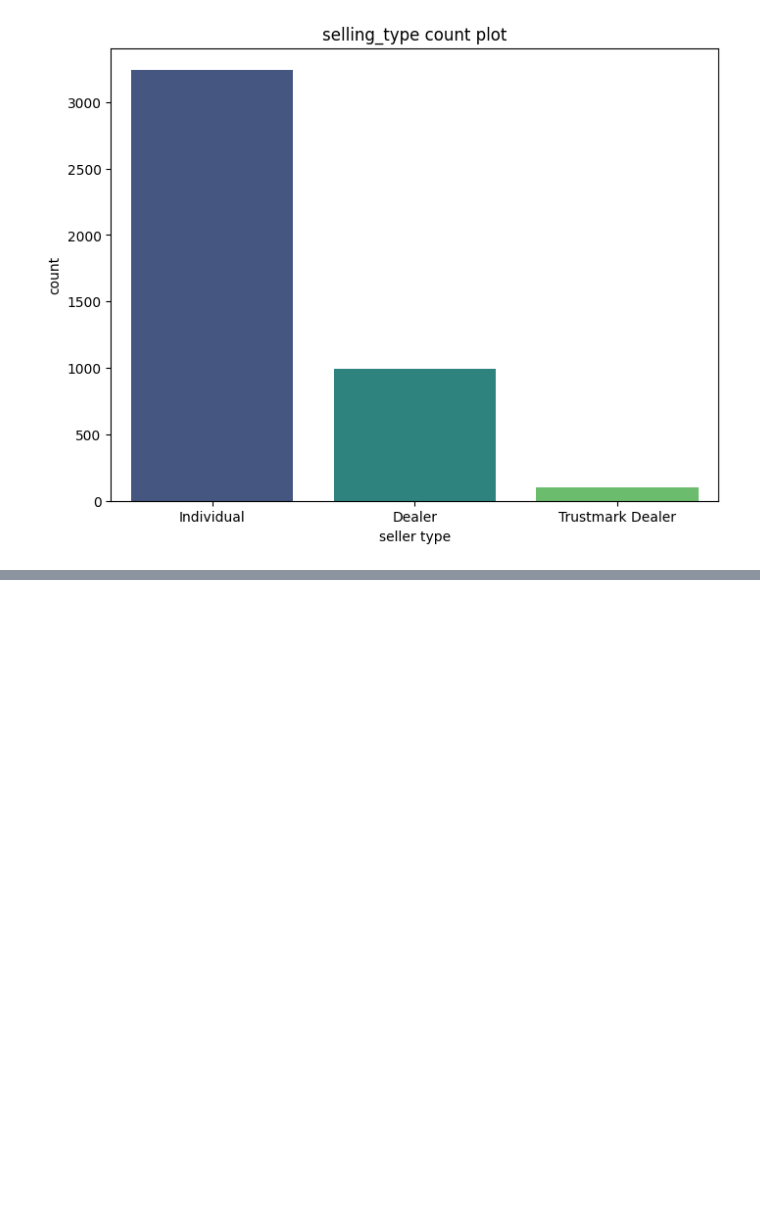
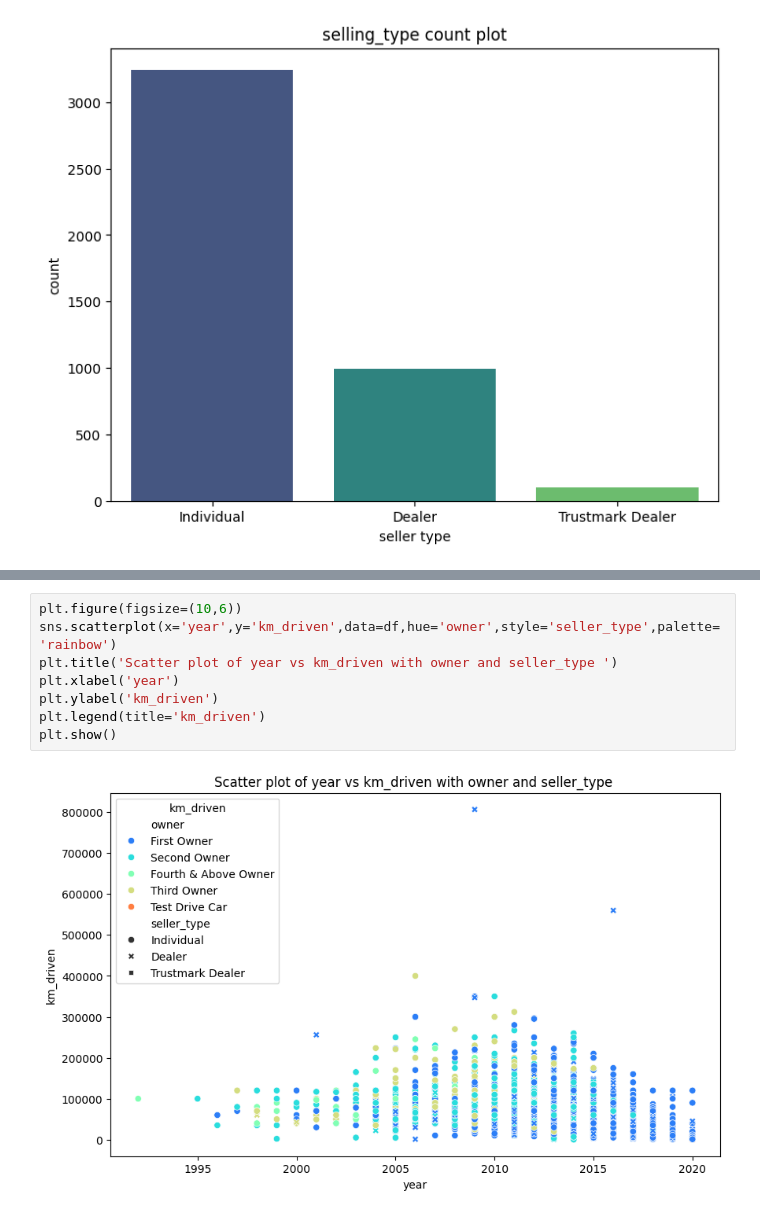
Before and after one commit to chanru-project/ml_learn2, a Jupyter notebook: share/jupyter/kernels/python3/Untitled-4.ipynb, the cells around one changed output, grey strips where cells are left out. Cells and saved outputs as stored; diff of their text form; blank space fills up the shorter version.

```diff
--- a/share/jupyter/kernels/python3/Untitled-4.ipynb
+++ b/share/jupyter/kernels/python3/Untitled-4.ipynb
@@ -54,0 +65,10 @@ Passing `palette` without assigning `hue` is deprecated and will be removed in v
+# %%
+plt.figure(figsize=(10,6))
+sns.scatterplot(x='year',y='km_driven',data=df,hue='owner',style='seller_type',palette='rainbow')
+plt.title('Scatter plot of year vs km_driven with owner and seller_type ')
+plt.xlabel('year')
+plt.ylabel('km_driven')
+plt.legend(title='km_driven')
+plt.show()
+# %% [output]
+[figure, added]
```
Also changed, not shown: parts of 5 cells of this notebook.
